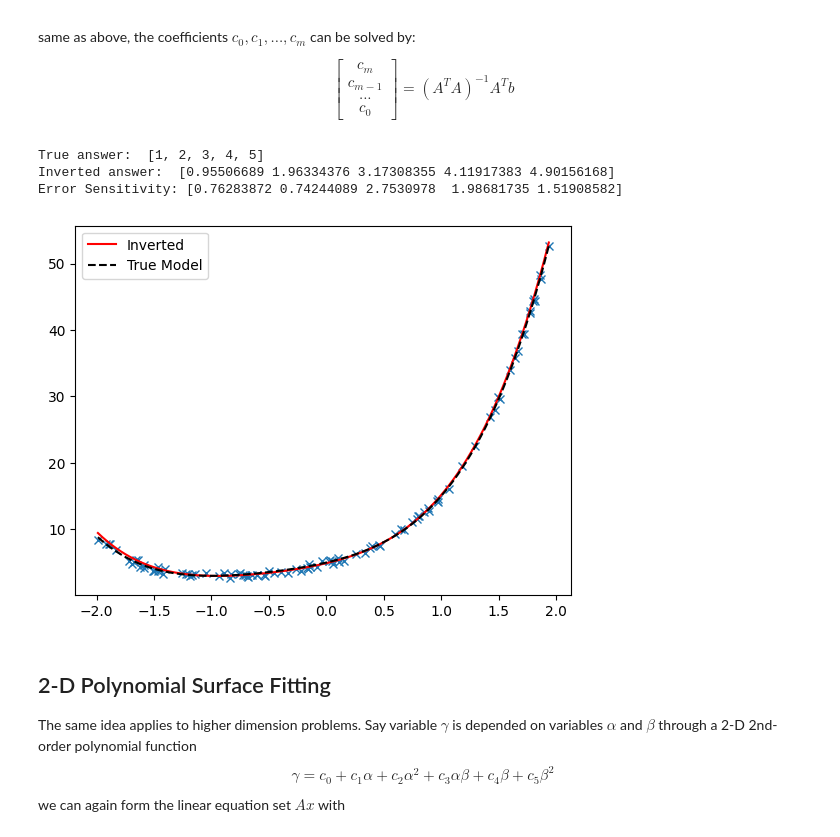
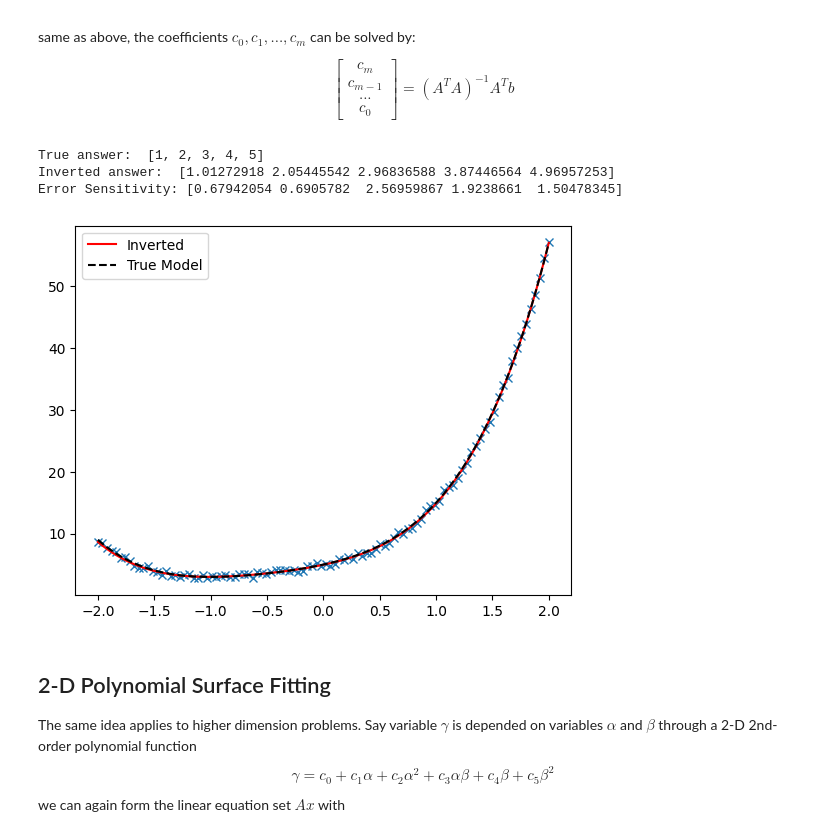
Before and after one commit to jinwar/GeophysicsComputingColab, a Jupyter notebook: 09_Regression.ipynb, the cells around one changed output. Saved outputs shown, nothing was run; the diff lists cells and outputs as text; code cells hidden in the pictures.

```diff
--- a/09_Regression.ipynb
+++ b/09_Regression.ipynb
@@ -167,7 +167,7 @@ noise_level = 1
 true_fun = lambda x: c1*x+c0
 
 # generate the data
-x = (np.random.rand(100)-0.5)*20
+x = np.linspace(-10,10,100)
 y = true_fun(x)
 y += noise_level*(np.random.rand(100)-0.5) # add noise to data
 
@@ -248,38 +248,38 @@ noise_level = 1
 true_fun = lambda x: np.polyval(c,x)
 
 # generate the data
-x = (np.random.rand(100)-0.5)*4
+x = np.linspace(-2,2,100)
 y = true_fun(x)
 y += noise_level*(np.random.rand(100)-0.5) # add noise to data
 
 # perform least-square fitting
 A = np.ones((len(x))).reshape(-1,1)
 for i in range(1,len(c)):
     A = np.hstack((x.reshape(-1,1)**i,A))
 A_dagger = A.T.dot(A)
 para = np.linalg.inv(A_dagger).dot(A.T.dot(y))
 
 # print out the result
 print('True answer: ',c)
 print('Inverted answer: ',para)
 Ad = np.linalg.inv(A.T@A)@A.T
 print('Error Sensitivity:',np.sum(np.abs(Ad),axis=1))
 
 predict_x = np.linspace(np.min(x),np.max(x),100)
 para[0] = 1
 predict_y = np.polyval(para,predict_x)
 
 plt.figure()
 plt.plot(x,y,'x')
 plt.plot(predict_x,predict_y,'r',label='Inverted')
 plt.plot(predict_x,true_fun(predict_x),'k--',label='True Model')
 plt.legend()
 plt.show()
 # %% [output]
 True answer:  [1, 2, 3, 4, 5]
-Inverted answer:  [0.95506689 1.96334376 3.17308355 4.11917383 4.90156168]
-Error Sensitivity: [0.76283872 0.74244089 2.7530978  1.98681735 1.51908582]
+Inverted answer:  [1.01272918 2.05445542 2.96836588 3.87446564 4.96957253]
+Error Sensitivity: [0.67942054 0.6905782  2.56959867 1.9238661  1.50478345]
-[figure, old version]
+[figure, new version]
 # %% [markdown]
 ## 2-D Polynomial Surface Fitting
 
```
Also changed, not shown: parts of 4 cells of this notebook.
